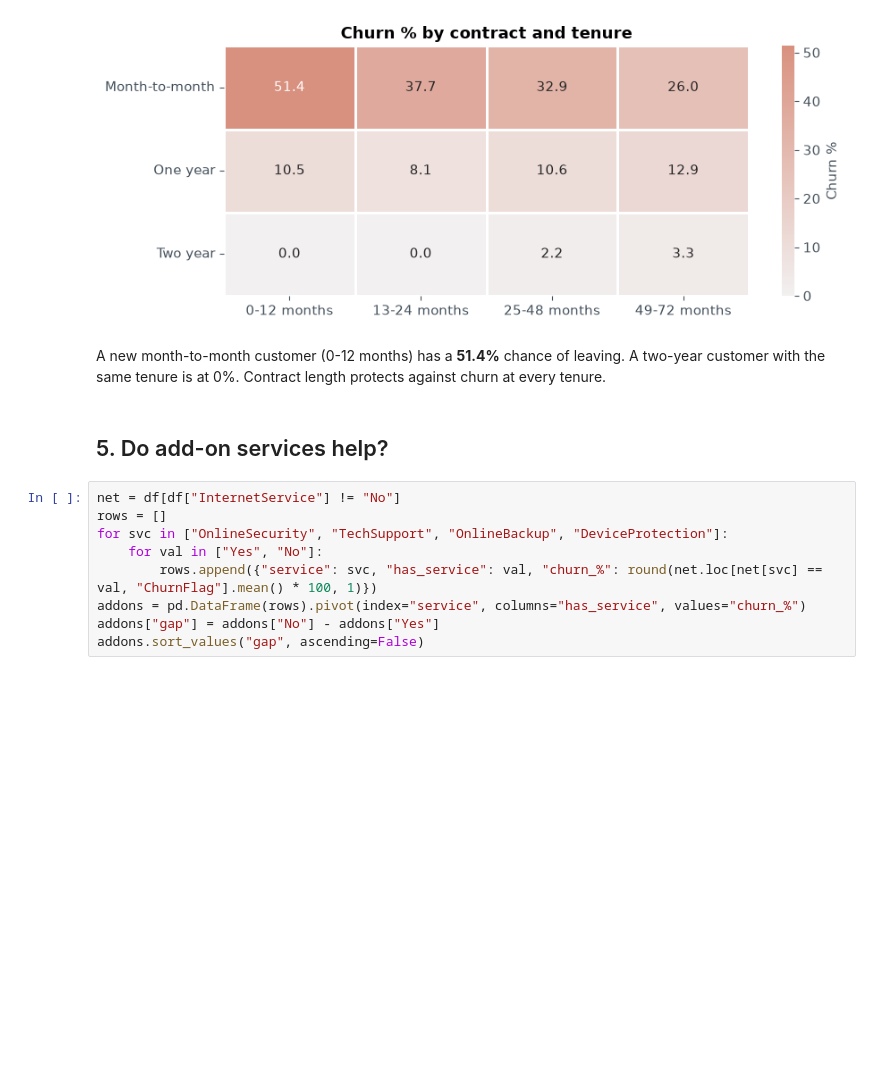
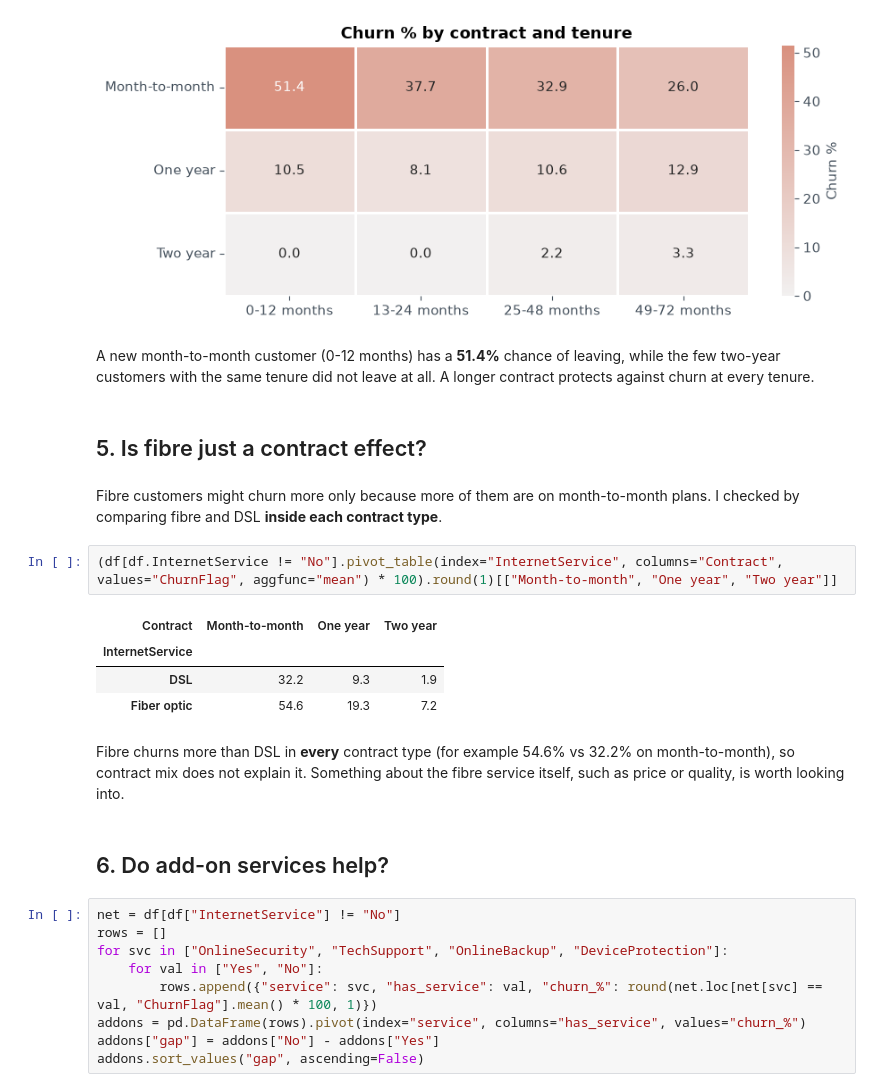
Before and after one commit to nidak7/customer-churn-intelligence-platform, a Jupyter notebook: notebooks/churn_analysis.ipynb, the cells around one changed output. Cells and saved outputs as stored; diff of their text form; blank space fills up the shorter version.

```diff
--- a/notebooks/churn_analysis.ipynb
+++ b/notebooks/churn_analysis.ipynb
@@ -139,9 +151,22 @@ plt.tight_layout(); plt.savefig(IMG / "contract_tenure_heatmap.png", dpi=150, bb
 # %% [output]
 [figure]
 # %% [markdown]
-A new month-to-month customer (0-12 months) has a **51.4%** chance of leaving. A two-year customer with the same tenure is at 0%. Contract length protects against churn at every tenure.
+A new month-to-month customer (0-12 months) has a **51.4%** chance of leaving, while the few two-year customers with the same tenure did not leave at all. A longer contract protects against churn at every tenure.
+# %% [markdown]
+## 5. Is fibre just a contract effect?
+# %% [markdown]
+Fibre customers might churn more only because more of them are on month-to-month plans. I checked by comparing fibre and DSL **inside each contract type**.
+# %%
+(df[df.InternetService != "No"].pivot_table(index="InternetService", columns="Contract", values="ChurnFlag", aggfunc="mean") * 100).round(1)[["Month-to-month", "One year", "Two year"]]
+# %% [output]
+| Contract | Month-to-month | One year | Two year |
+| InternetService |  |  |  |
+| DSL | 32.2 | 9.3 | 1.9 |
+| Fiber optic | 54.6 | 19.3 | 7.2 |
+# %% [markdown]
+Fibre churns more than DSL in **every** contract type (for example 54.6% vs 32.2% on month-to-month), so contract mix does not explain it. Something about the fibre service itself, such as price or quality, is worth looking into.
 # %% [markdown]
-## 5. Do add-on services help?
+## 6. Do add-on services help?
 # %%
 net = df[df["InternetService"] != "No"]
 rows = []
```
Also changed, not shown: parts of 27 cells of this notebook, 3 other files.
